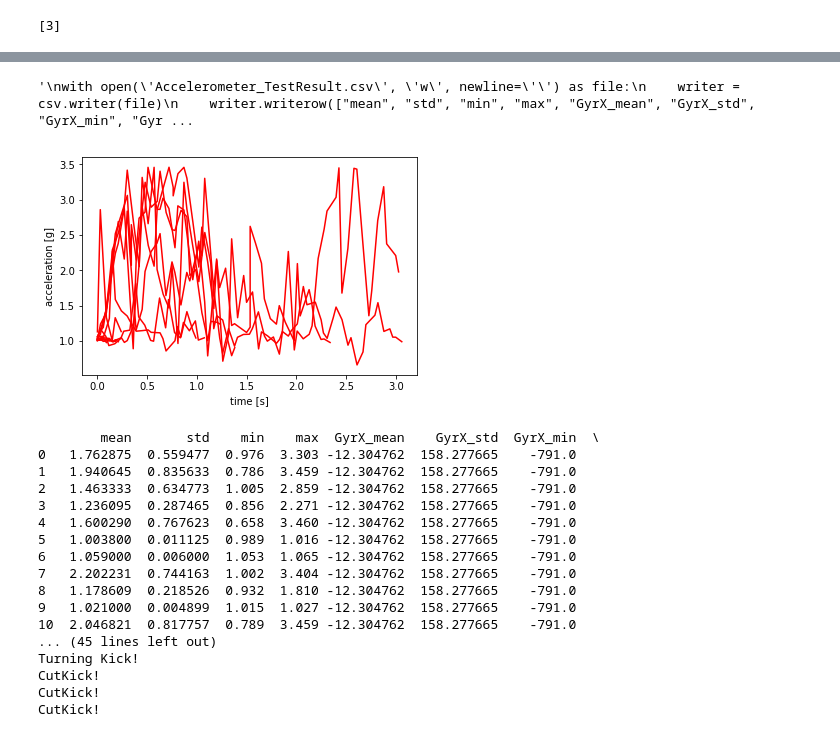
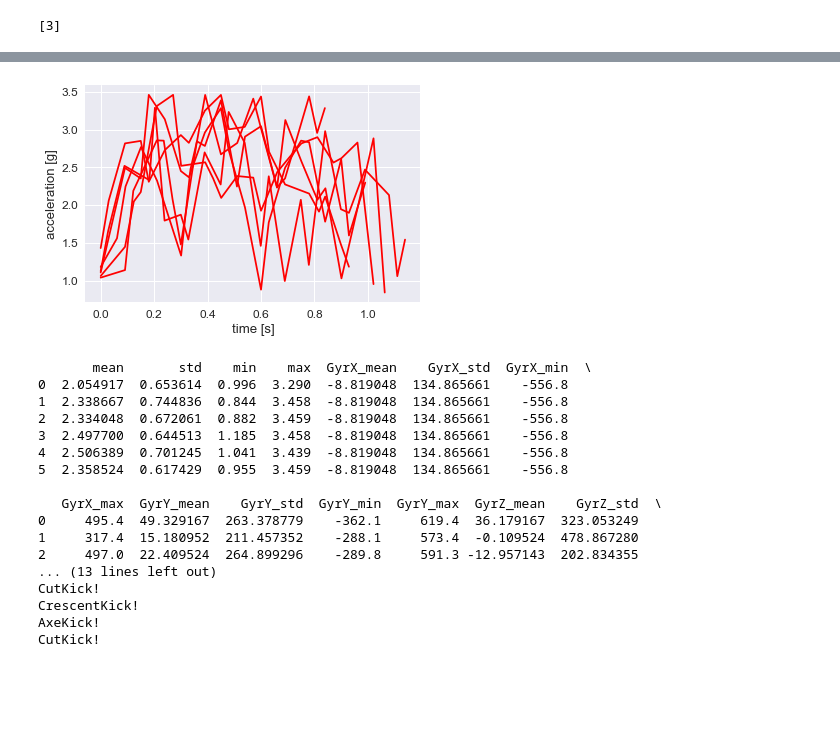
Before and after one commit to Procrastinnovation/Capstone, a Jupyter notebook: Kicking_lowpass.ipynb, the cells around one changed output, grey strips where cells are left out. Saved outputs shown, nothing was run; the diff lists cells and outputs as text; code cells hidden in the pictures; blank space fills up the shorter version.

```diff
--- a/Kicking_lowpass.ipynb
+++ b/Kicking_lowpass.ipynb
@@ -27,7 +27,7 @@ for type in kicktype:
                 break
 
         end = max(idx for idx, val in enumerate(acc)
-                                          if val > 1000)
+                                          if (val > 1020))
 
         acc=acc.iloc[start:end]
         HostTime = df['HostTimestamp']
@@ -371,9 +371,9 @@ import matplotlib.pyplot as plt
 import matplotlib.animation as animation
 import pandas
 
-df = pandas.read_csv('csv\KickSession1_Accelerometer.csv', skiprows=4)
+df = pandas.read_csv('csv\KickSession2_Accelerometer.csv', skiprows=4)
 df.dropna(subset = ["Date"], inplace=True)
-df2 = pandas.read_csv('csv/KickSession1_Gyroscope.csv', skiprows=4)
+df2 = pandas.read_csv('csv\KickSession2_Gyroscope.csv', skiprows=4)
 df2.dropna(subset = ["Date"], inplace=True)
 
 export_list = []
@@ -383,23 +383,32 @@ acc = df['X (mg)']**2 + df['Y (mg)']**2 + df['Z (mg)']**2
 acc = np.sqrt(acc)
 acc = acc.astype('int64')
 pandas.set_option('display.max_rows', None)
+#print(*acc, sep = "\n")
+
+
 
 foundStart = False
 foundEnd = False
-print(df)
-for i, j in enumerate(acc[:-1]):
+for i, j in enumerate(acc[:-2]):
 
-    if (j>1000)and(j < acc[i+1])and(foundStart == False):
+    if (j>1020)and(j < acc[i+1])and(acc[i+1] < acc[i+2])and(foundStart == False):
         start = i
+        rowcount = 1
         foundStart = True
         foundEnd = False
         index.append(start)
-    elif (j > acc[i+1])and(j < 1000)and(foundEnd == False)and(foundStart == True):
+    elif (j > acc[i+1])and((j+acc[i+1]+acc[i+2])/3 < 1250)and(foundEnd == False)and(foundStart == True):
         end = i
         foundStart = False
         foundEnd = True
         index.append(end)
-        #print("start " + str(start), "end " + str(end))
+
+        if(end-start < 15):
+            index = index[:len(index)-2]
+            continue
+
+        print("rowcount ", end-start)
+        print("start " + str(start), "end " + str(end))
         acc_copy=acc.iloc[start:end]
         HostTime = df['HostTimestamp']
         HostTime=HostTime.iloc[start:end]
@@ -419,10 +428,9 @@ for i, j in enumerate(acc[:-1]):
         plt.xlabel('time [s]')
         plt.ylabel('acceleration [g]')
         #plt.show()
+#print(index)
 
 
-
-"""
 with open('Accelerometer_TestResult.csv', 'w', newline='') as file:
     writer = csv.writer(file)
     writer.writerow(["mean", "std", "min", "max", "GyrX_mean", "GyrX_std", "GyrX_min", "GyrX_max"
@@ -430,5 +438,4 @@ with open('Accelerometer_TestResult.csv', 'w', newline='') as file:
                     , "GyrZ_mean", "GyrZ_std", "GyrZ_min", "GyrZ_max"])
     for row in export_list:
         writer.writerow(row)
-"""
 # %% [output]
@@ -452,5 +454,4 @@ with open('Accelerometer_TestResult.csv', 'w', newline='') as file:
-'\nwith open(\'Accelerometer_TestResult.csv\', \'w\', newline=\'\') as file:\n    writer = csv.writer(file)\n    writer.writerow(["mean", "std", "min", "max", "GyrX_mean", "GyrX_std", "GyrX_min", "Gyr ...
-[figure, old version]
+[figure, new version]
 # %%
 %matplotlib inline
 import pandas as pd
@@ -463,22 +464,22 @@ data = pd.read_csv('Accelerometer_TestResult.csv')
 print(data)
 
 for index, row in data.iterrows():
-    Kick(row.GyrZ_min, row.GyrZ_mean)
+    Kick(row.GyrZ_std, row.GyrZ_mean)
 # %% [output]
-        mean       std    min    max  GyrX_mean    GyrX_std  GyrX_min  \
-0   1.762875  0.559477  0.976  3.303 -12.304762  158.277665    -791.0
-1   1.940645  0.835633  0.786  3.459 -12.304762  158.277665    -791.0
-2   1.463333  0.634773  1.005  2.859 -12.304762  158.277665    -791.0
-3   1.236095  0.287465  0.856  2.271 -12.304762  158.277665    -791.0
-4   1.600290  0.767623  0.658  3.460 -12.304762  158.277665    -791.0
-5   1.003800  0.011125  0.989  1.016 -12.304762  158.277665    -791.0
-6   1.059000  0.006000  1.053  1.065 -12.304762  158.277665    -791.0
-7   2.202231  0.744163  1.002  3.404 -12.304762  158.277665    -791.0
-8   1.178609  0.218526  0.932  1.810 -12.304762  158.277665    -791.0
-9   1.021000  0.004899  1.015  1.027 -12.304762  158.277665    -791.0
-10  2.046821  0.817757  0.789  3.459 -12.304762  158.277665    -791.0
-... (45 lines left out)
-Turning Kick!
+       mean       std    min    max  GyrX_mean    GyrX_std  GyrX_min  \
+0  2.054917  0.653614  0.996  3.290  -8.819048  134.865661    -556.8
+1  2.338667  0.744836  0.844  3.458  -8.819048  134.865661    -556.8
+2  2.334048  0.672061  0.882  3.459  -8.819048  134.865661    -556.8
+3  2.497700  0.644513  1.185  3.458  -8.819048  134.865661    -556.8
+4  2.506389  0.701245  1.041  3.439  -8.819048  134.865661    -556.8
+5  2.358524  0.617429  0.955  3.459  -8.819048  134.865661    -556.8
+
+   GyrX_max  GyrY_mean    GyrY_std  GyrY_min  GyrY_max  GyrZ_mean    GyrZ_std  \
+0     495.4  49.329167  263.378779    -362.1     619.4  36.179167  323.053249
+1     317.4  15.180952  211.457352    -288.1     573.4  -0.109524  478.867280
+2     497.0  22.409524  264.899296    -289.8     591.3 -12.957143  202.834355
+... (13 lines left out)
 CutKick!
+CrescentKick!
+AxeKick!
 CutKick!
-CutKick!
```
Also changed, not shown: parts of 11 cells of this notebook, 4 other files.
